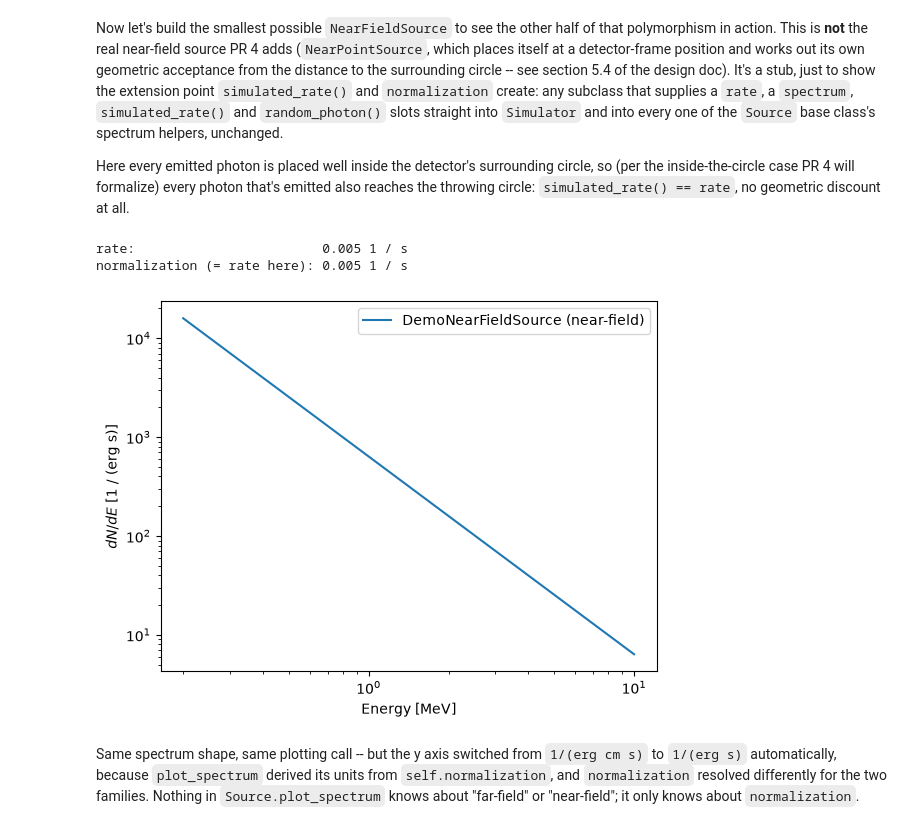
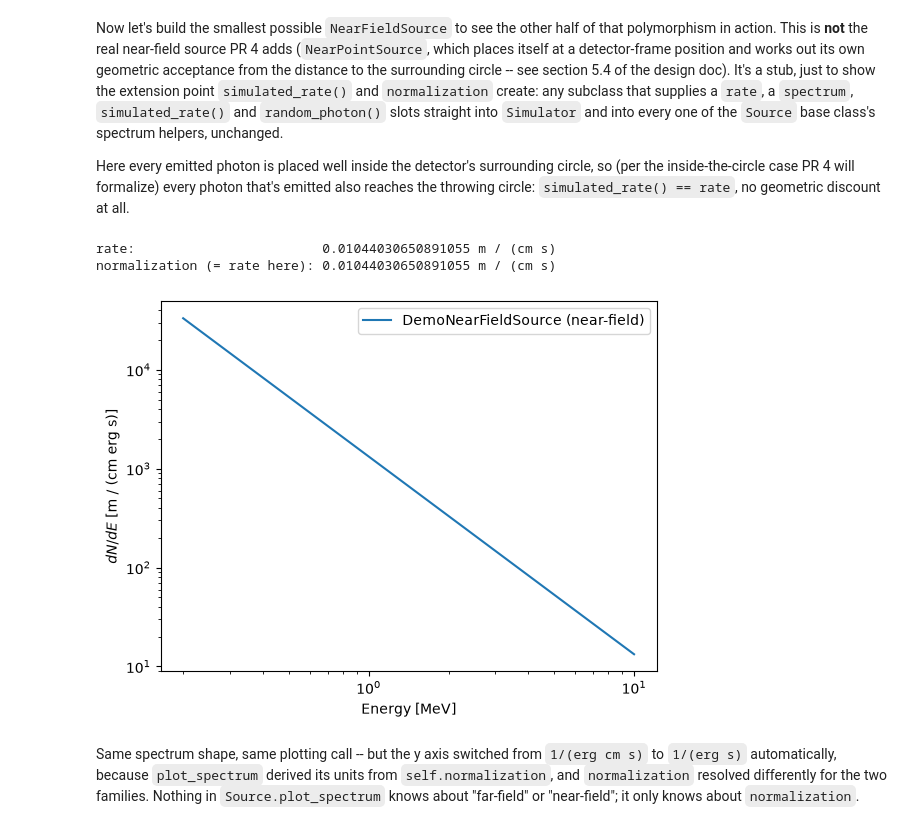
Before and after one commit to israelmcmc-ai/gammaraytoys, a Jupyter notebook: docs/examples/cosimita/00-source_normalization.ipynb, the cells around one changed output. Saved outputs shown, nothing was run; the diff lists cells and outputs as text; code cells hidden in the pictures.

```diff
--- a/docs/examples/cosimita/00-source_normalization.ipynb
+++ b/docs/examples/cosimita/00-source_normalization.ipynb
@@ -67,13 +81,14 @@ import numpy as np
 
 np.random.seed(0)
 
-# The same COSIta-like detector used in the tutorials.
-det = ToyTracker2D(material = 'Ge',
-                   layer_length = 16*u.cm,
-                   layer_positions = [0,5,10, 20,25,30, 40,45,50, 60,65,70]*u.mm,
-                   layer_thickness = 5*u.mm,
-                   energy_resolution = 0.01,
-                   energy_threshold = 20*u.keV)
+# COMPTELito, the traditional (tracker-on-top, calorimeter-below) detector
+# from tutorial 01, reused here verbatim -- see the note above for why.
+comptelito = ToyTracker2D(material = 'Ge',
+                          layer_length = 10*u.m,
+                          layer_positions = np.append(300, np.arange(0,10,1))*u.cm,
+                          layer_thickness = 1*u.cm,
+                          energy_resolution = 0.03,
+                          energy_threshold = 20*u.keV)
 
-print(f"throwing_plane_size = {det.throwing_plane_size:.4f}")
+print(f"throwing_plane_size = {comptelito.throwing_plane_size:.4f}")
 # %% [output]
@@ -194,38 +209,54 @@ class DemoNearFieldSource(NearFieldSource):
 
     @property
     def rate(self):
         return self._rate
 
     @property
     def spectrum(self):
         return self._spectrum
 
     def simulated_rate(self, detector, pose = None):
         # Fully inside the surrounding circle -> every emitted photon reaches
         # the throwing circle (the f = 1 branch of NearPointSource, PR 4).
         return self.rate
 
     def random_photon(self, detector, pose = None):
         return Photon(position = self.position,
                       direction = np.random.uniform(0, 360)*u.deg,
                       energy = self.spectrum.random_energy())
 
 
-calibration_source = DemoNearFieldSource(position = Cartesian2D(0*u.cm, 3.5*u.cm),
-                                         rate = 5e-3/u.s,
+# Position: an instrumental background source has to sit *above* the
+# tracker, not inside the calorimeter. COMPTELito's calorimeter fills
+# y = 0-9 cm, so a source there (like the old (0, 3.5 cm) placement, which
+# was fine for COSIta's geometry but sits inside COMPTELito's calorimeter)
+# would essentially never have its first hit in layer 0 -- it would almost
+# never trigger. (0, 400 cm) sits above the tracker (y = 300 cm) instead, so
+# its downward-going photons reach the tracker first, same as a real photon
+# from the sky would. It's also 250 cm from the surrounding circle's centre
+# at (0, 150 cm), well inside the 522 cm surrounding radius, so the
+# `simulated_rate = rate` (full-acceptance) branch above still applies.
+#
+# Rate: chosen equal to crab_like's simulated_rate() so the two sources
+# contribute about equally to the mix below -- see the printed
+# `_relative_rate`, which comes out close to [0.5, 0.5].
+rate = crab_like.simulated_rate(comptelito)
+
+calibration_source = DemoNearFieldSource(position = Cartesian2D(0*u.cm, 400*u.cm),
+                                         rate = rate,
                                          spectrum = spectrum)
 
 # Note there is no `calibration_source.flux` -- a NearFieldSource has no flux
 # at all (see PR 1's Source / FarFieldSource / NearFieldSource split).
 print(f"rate:                        {calibration_source.rate}")
 print(f"normalization (= rate here): {calibration_source.normalization}")
 
 ax = calibration_source.plot_spectrum(label = 'DemoNearFieldSource (near-field)')
 ax.legend();
 # %% [output]
-rate:                        0.005 1 / s
-normalization (= rate here): 0.005 1 / s
+rate:                        0.01044030650891055 m / (cm s)
+normalization (= rate here): 0.01044030650891055 m / (cm s)
-[figure, old version]
+[figure, new version]
 # %% [markdown]
 Same spectrum shape, same plotting call -- but the y axis switched from
 `1/(erg cm s)` to `1/(erg s)` automatically, because `plot_spectrum` derived
```
Also changed, not shown: parts of 9 cells of this notebook.
